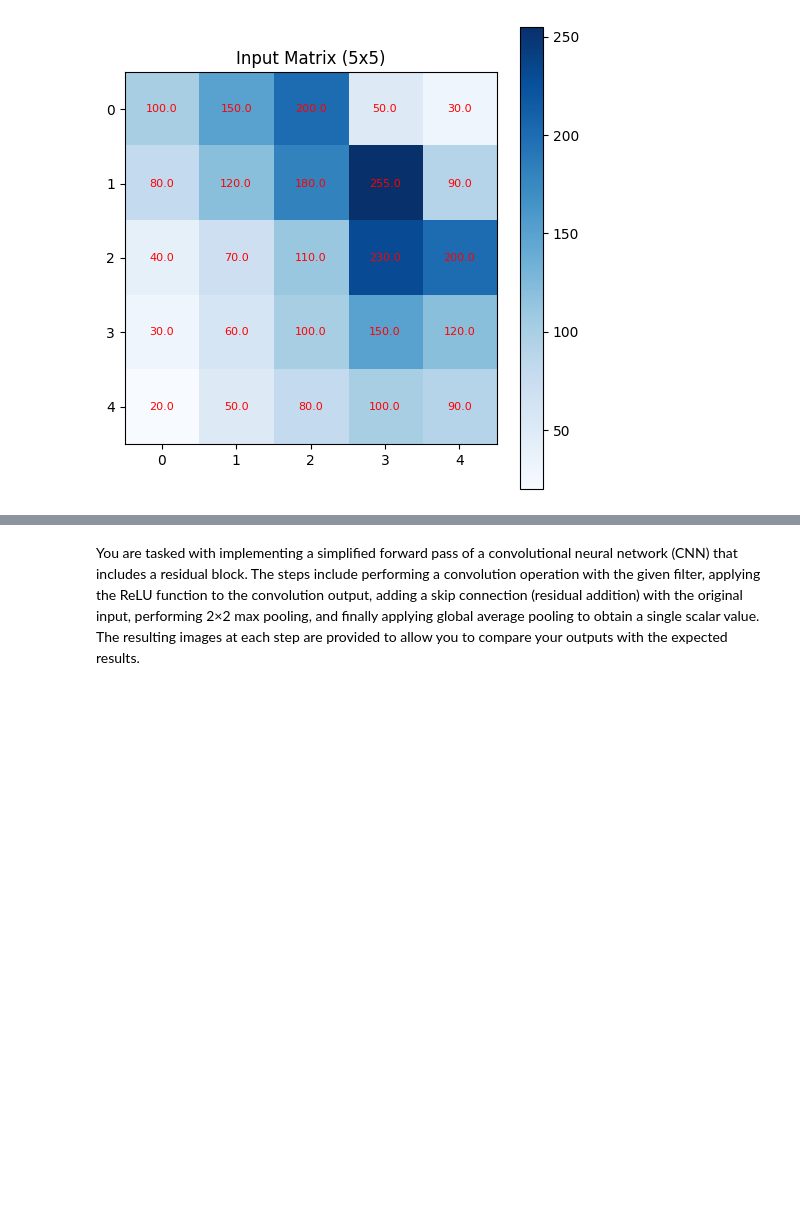
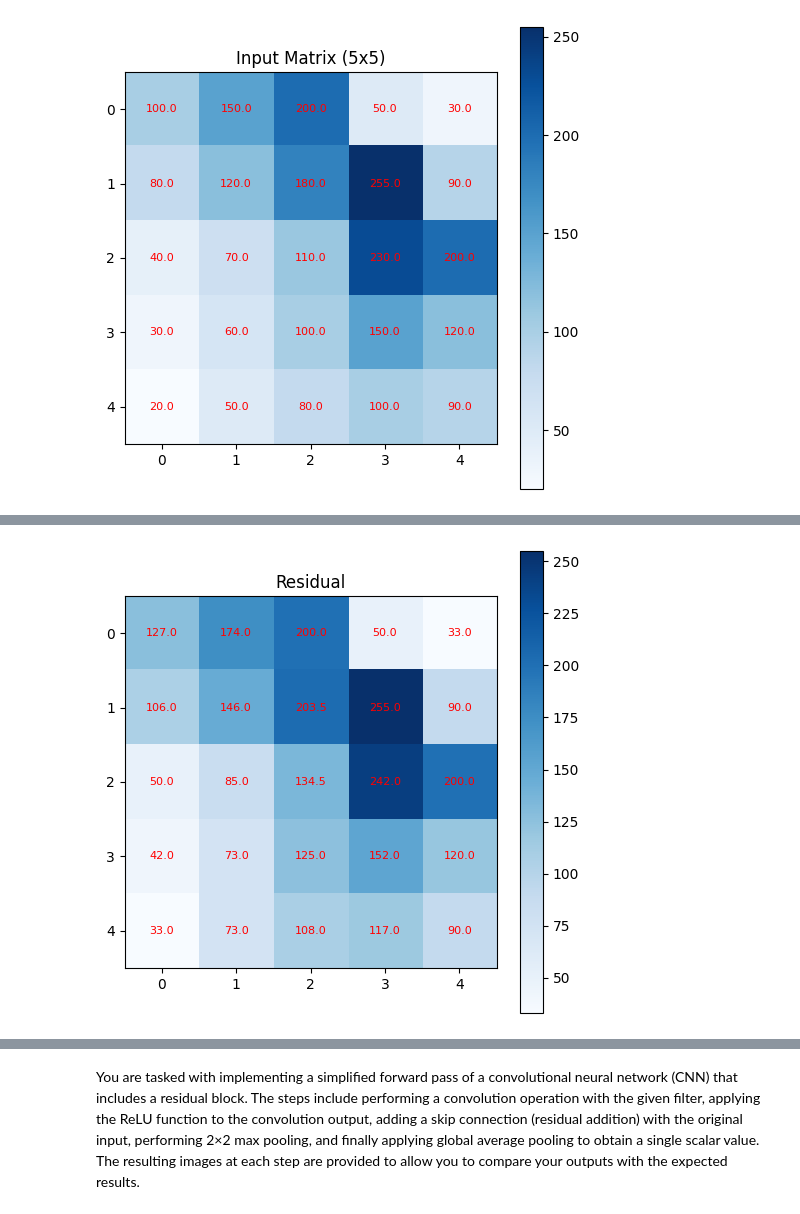
Before and after one commit to ILoveBacteria/machine-learning-assignments, a Jupyter notebook: assignment4/P1.ipynb, the cells around one changed output, grey strips where cells are left out. Cells and saved outputs as stored; diff of their text form; code cells hidden in the pictures; blank space fills up the shorter version.

```diff
--- a/assignment4/P1.ipynb
+++ b/assignment4/P1.ipynb
@@ -164,0 +179,4 @@ conv_filter = np.array([[0.1, -0.2, 0.1],
+# %%
+plot_matrix_with_values(out_residual, "Residual")
+# %% [output]
+[figure, added]
```
Also changed, not shown: parts of 6 cells of this notebook.
